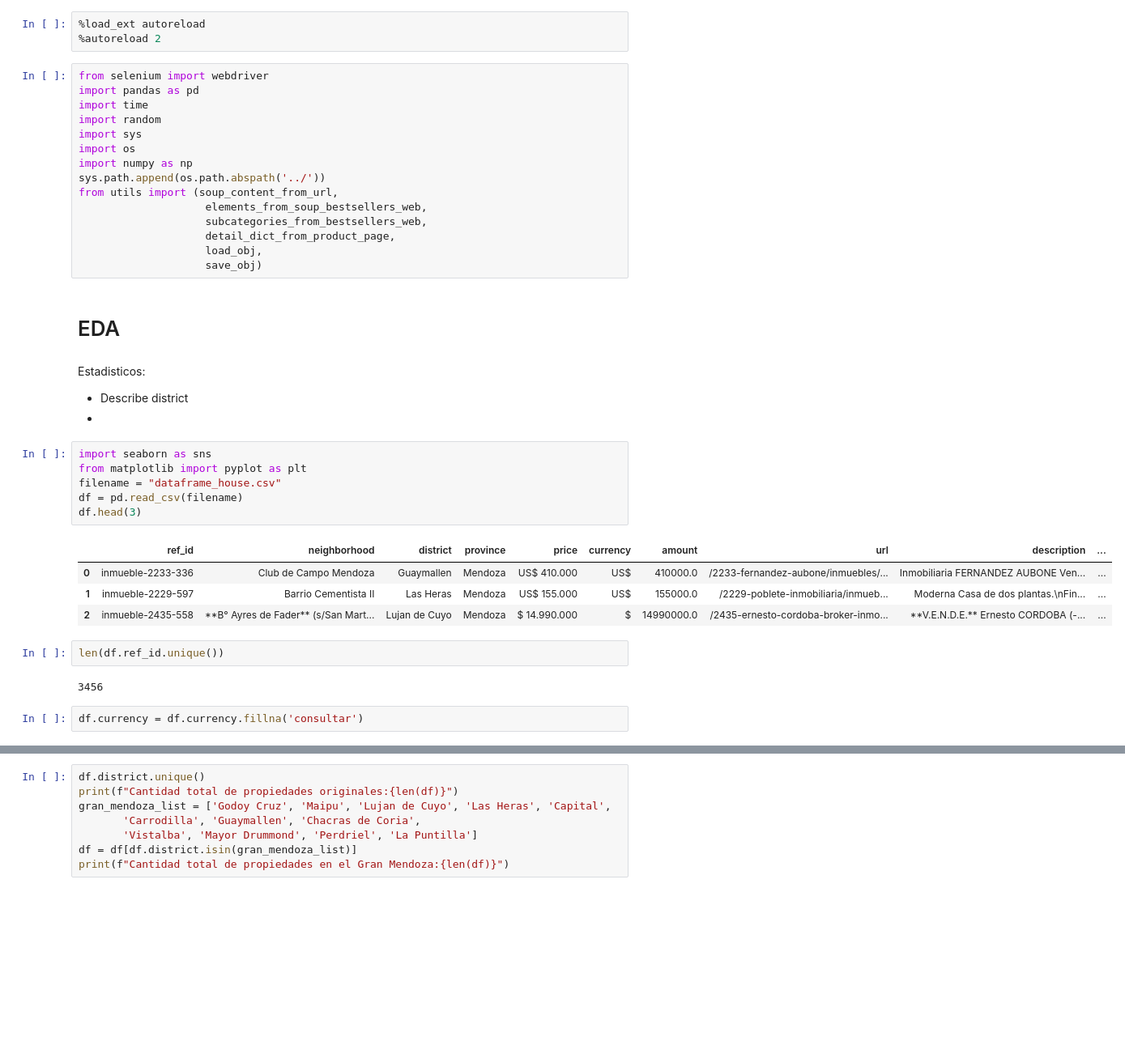
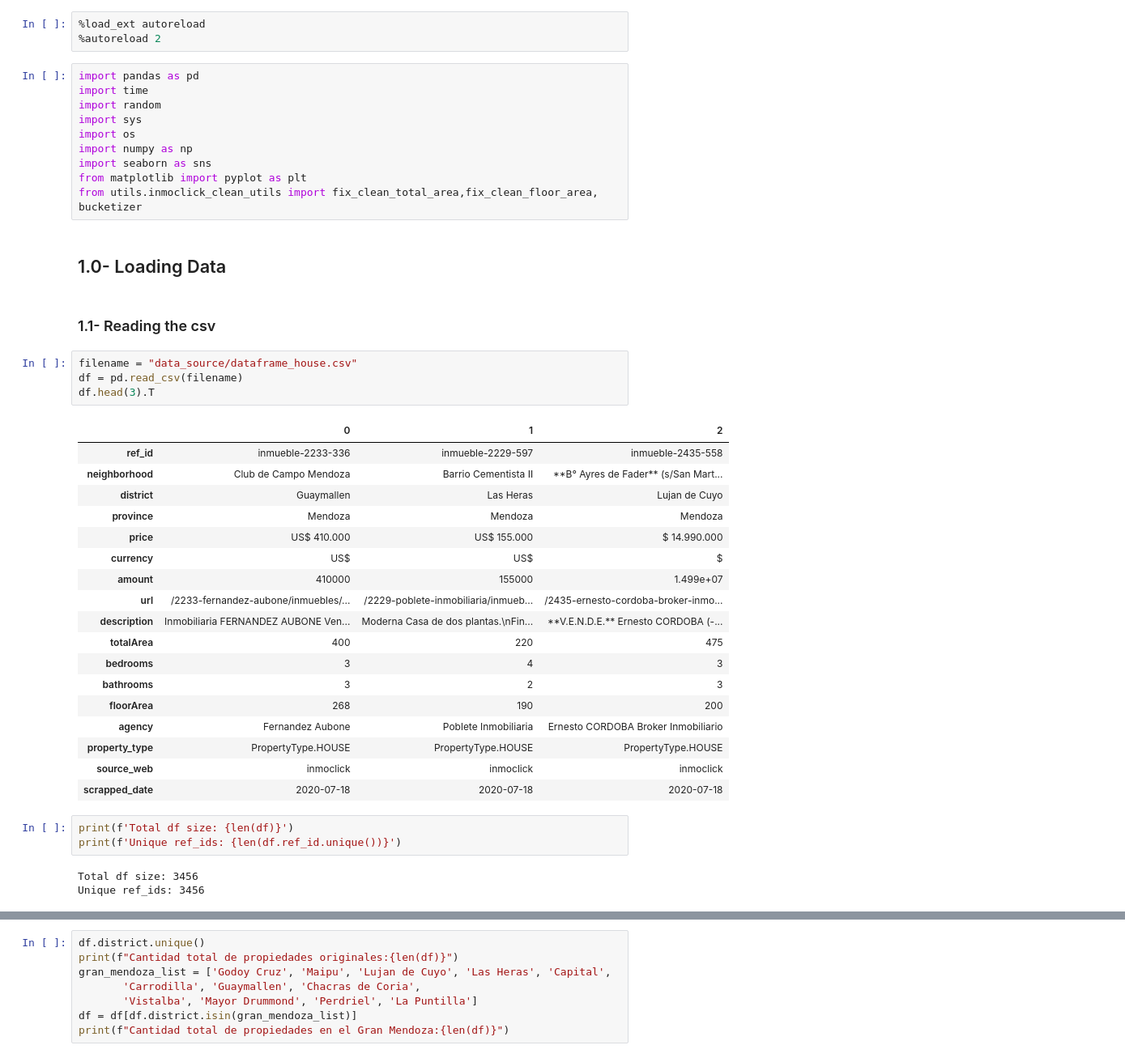
Before and after one commit to navicor90/real_state_analysis, a Jupyter notebook: eda_houses.ipynb, the cells around one changed output, grey strips where cells are left out. Shown at 81% size. Saved outputs shown, nothing was run; the diff lists cells and outputs as text; blank space fills up the shorter version.

```diff
--- a/eda_houses.ipynb
+++ b/eda_houses.ipynb
@@ -37,40 +27,45 @@ Rangos de interes segun inmueble:
 %load_ext autoreload
 %autoreload 2
 # %%
-from selenium import webdriver
 import pandas as pd
 import time
 import random
 import sys
 import os
 import numpy as np
-sys.path.append(os.path.abspath('../'))
-from utils import (soup_content_from_url,
-                    elements_from_soup_bestsellers_web,
-                    subcategories_from_bestsellers_web,
-                    detail_dict_from_product_page,
-                    load_obj,
-                    save_obj)
+import seaborn as sns
+from matplotlib import pyplot as plt
+from utils.inmoclick_clean_utils import fix_clean_total_area,fix_clean_floor_area, bucketizer
-# %% [markdown]
-# EDA
-# %% [markdown]
-Estadisticos:
-* Describe district
-*
+# %% [markdown]
+## 1.0- Loading Data
+# %% [markdown]
+### 1.1- Reading the csv
 # %%
-import seaborn as sns
-from matplotlib import pyplot as plt
-filename = "dataframe_house.csv"
+filename = "data_source/dataframe_house.csv"
 df = pd.read_csv(filename)
-df.head(3)
+df.head(3).T
 # %% [output]
-|  | ref_id | neighborhood | district | province | price | currency | amount | url | description | ... |
-| 0 | inmueble-2233-336 | Club de Campo Mendoza | Guaymallen | Mendoza | US$ 410.000 | US$ | 410000.0 | /2233-fernandez-aubone/inmuebles/... | Inmobiliaria FERNANDEZ AUBONE Ven... | ... |
-| 1 | inmueble-2229-597 | Barrio Cementista II | Las Heras | Mendoza | US$ 155.000 | US$ | 155000.0 | /2229-poblete-inmobiliaria/inmueb... | Moderna Casa de dos plantas.\nFin... | ... |
-| 2 | inmueble-2435-558 | **B° Ayres de Fader** (s/San Mart... | Lujan de Cuyo | Mendoza | $ 14.990.000 | $ | 14990000.0 | /2435-ernesto-cordoba-broker-inmo... | **V.E.N.D.E.** Ernesto CORDOBA (-... | ... |
+|  | 0 | 1 | 2 |
+| ref_id | inmueble-2233-336 | inmueble-2229-597 | inmueble-2435-558 |
+| neighborhood | Club de Campo Mendoza | Barrio Cementista II | **B° Ayres de Fader** (s/San Mart... |
+| district | Guaymallen | Las Heras | Lujan de Cuyo |
+| province | Mendoza | Mendoza | Mendoza |
+| price | US$ 410.000 | US$ 155.000 | $ 14.990.000 |
+| currency | US$ | US$ | $ |
+| amount | 410000 | 155000 | 1.499e+07 |
+| url | /2233-fernandez-aubone/inmuebles/... | /2229-poblete-inmobiliaria/inmueb... | /2435-ernesto-cordoba-broker-inmo... |
+| description | Inmobiliaria FERNANDEZ AUBONE Ven... | Moderna Casa de dos plantas.\nFin... | **V.E.N.D.E.** Ernesto CORDOBA (-... |
+| totalArea | 400 | 220 | 475 |
+| bedrooms | 3 | 4 | 3 |
+| bathrooms | 3 | 2 | 3 |
+| floorArea | 268 | 190 | 200 |
+| agency | Fernandez Aubone | Poblete Inmobiliaria | Ernesto CORDOBA Broker Inmobiliario |
+| property_type | PropertyType.HOUSE | PropertyType.HOUSE | PropertyType.HOUSE |
+| source_web | inmoclick | inmoclick | inmoclick |
+| scrapped_date | 2020-07-18 | 2020-07-18 | 2020-07-18 |
-# %%
-len(df.ref_id.unique())
-# %% [output]
-3456
-# %%
-df.currency = df.currency.fillna('consultar')
+# %%
+print(f'Total df size: {len(df)}')
+print(f'Unique ref_ids: {len(df.ref_id.unique())}')
+# %% [output]
+Total df size: 3456
+Unique ref_ids: 3456
```
Also changed, not shown: parts of 75 cells of this notebook, 5 other files.
